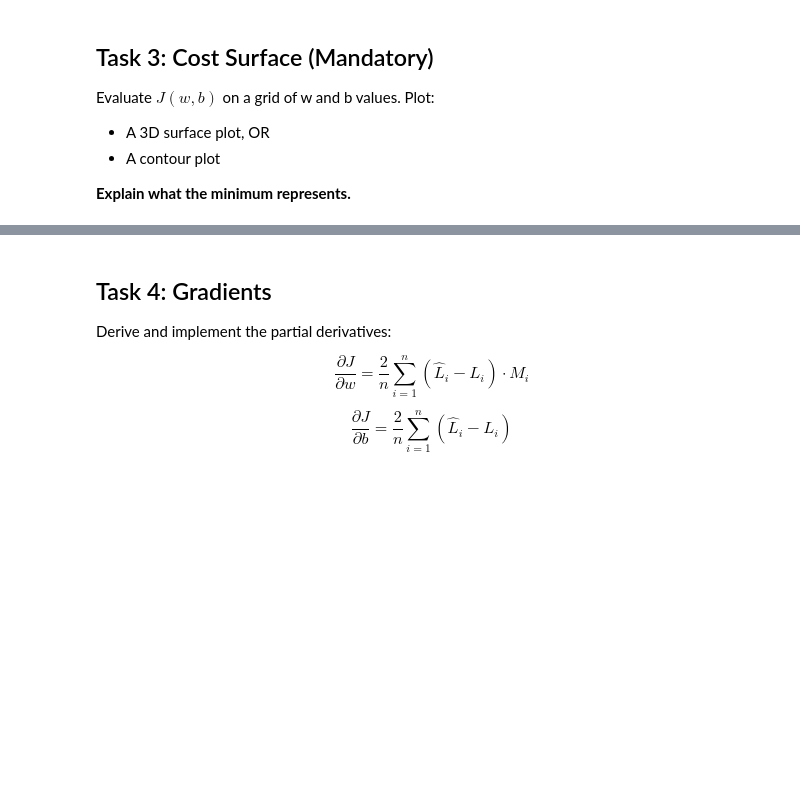
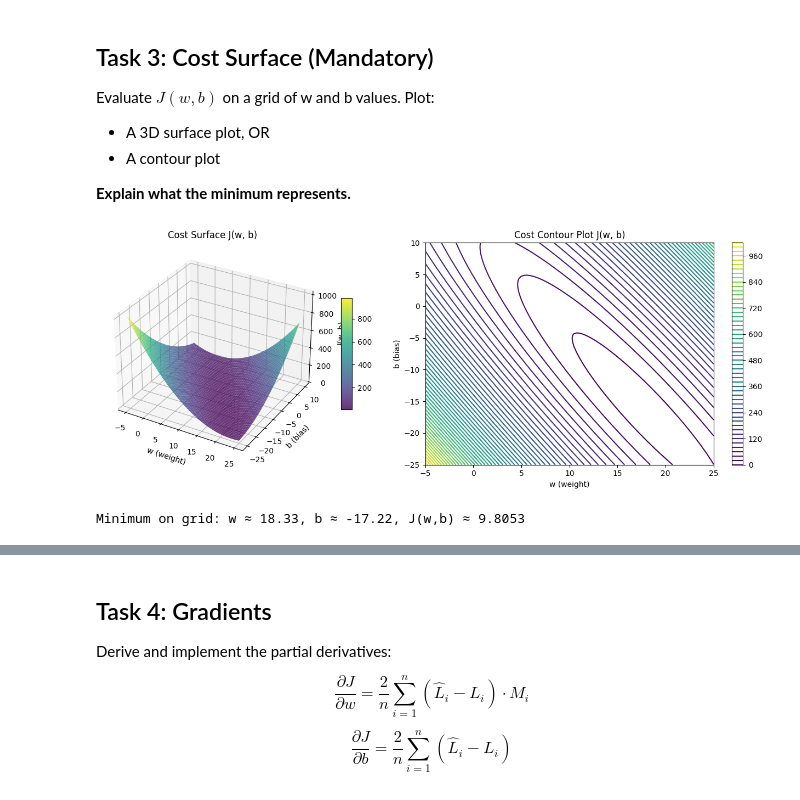
Before and after one commit to AnderssonProgramming/linear-poly-regression-aws-ai, a Jupyter notebook: 01_part1_linreg_1feature.ipynb, the cells around one changed output, grey strips where cells are left out. Cells and saved outputs as stored; diff of their text form; code cells hidden in the pictures; blank space fills up the shorter version.

```diff
--- a/01_part1_linreg_1feature.ipynb
+++ b/01_part1_linreg_1feature.ipynb
@@ -74,8 +169,52 @@ Evaluate $J(w, b)$ on a grid of w and b values. Plot:
 **Explain what the minimum represents.**
 # %%
 # Task 3: Cost Surface (Mandatory)
+from mpl_toolkits.mplot3d import Axes3D
+from matplotlib import cm
 
-# TODO: Create a grid of w and b values
-# TODO: Evaluate J(w, b) on the grid
-# TODO: Plot 3D surface or contour plot
-# TODO: Explain what the minimum represents
+# Define ranges for w and b to explore the cost surface
+w_values = np.linspace(-5, 25, 100)
+b_values = np.linspace(-25, 10, 100)
+
+# Create a meshgrid for w and b
+W, B = np.meshgrid(w_values, b_values)
+
+# Compute cost J(w, b) for each combination using explicit loops
+J_vals = np.zeros_like(W)
+for i in range(W.shape[0]):
+    for j in range(W.shape[1]):
+        J_vals[i, j] = compute_cost(M, L, W[i, j], B[i, j])
+
+# 3D Surface Plot
+fig = plt.figure(figsize=(14, 5))
+
+# Plot 1: 3D Surface
+ax1 = fig.add_subplot(121, projection='3d')
+surf = ax1.plot_surface(W, B, J_vals, cmap=cm.viridis, linewidth=0, antialiased=True, alpha=0.8)
+ax1.set_xlabel('w (weight)')
+ax1.set_ylabel('b (bias)')
+ax1.set_zlabel('J(w, b)')
+ax1.set_title('Cost Surface J(w, b)')
+fig.colorbar(surf, ax=ax1, shrink=0.5, aspect=10)
+
+# Plot 2: Contour Plot
+ax2 = fig.add_subplot(122)
+contour = ax2.contour(W, B, J_vals, levels=50, cmap=cm.viridis)
+ax2.set_xlabel('w (weight)')
+ax2.set_ylabel('b (bias)')
+ax2.set_title('Cost Contour Plot J(w, b)')
+fig.colorbar(contour, ax=ax2)
+
+plt.tight_layout()
+plt.show()
+
+# Find the minimum cost on the grid
+min_idx = np.unravel_index(np.argmin(J_vals), J_vals.shape)
+w_min_grid = W[min_idx]
+b_min_grid = B[min_idx]
+J_min_grid = J_vals[min_idx]
+
+print(f"Minimum on grid: w ≈ {w_min_grid:.2f}, b ≈ {b_min_grid:.2f}, J(w,b) ≈ {J_min_grid:.4f}")
+# %% [output]
+[figure, added]
+Minimum on grid: w ≈ 18.33, b ≈ -17.22, J(w,b) ≈ 9.8053
```
Also changed, not shown: parts of 8 cells of this notebook.
